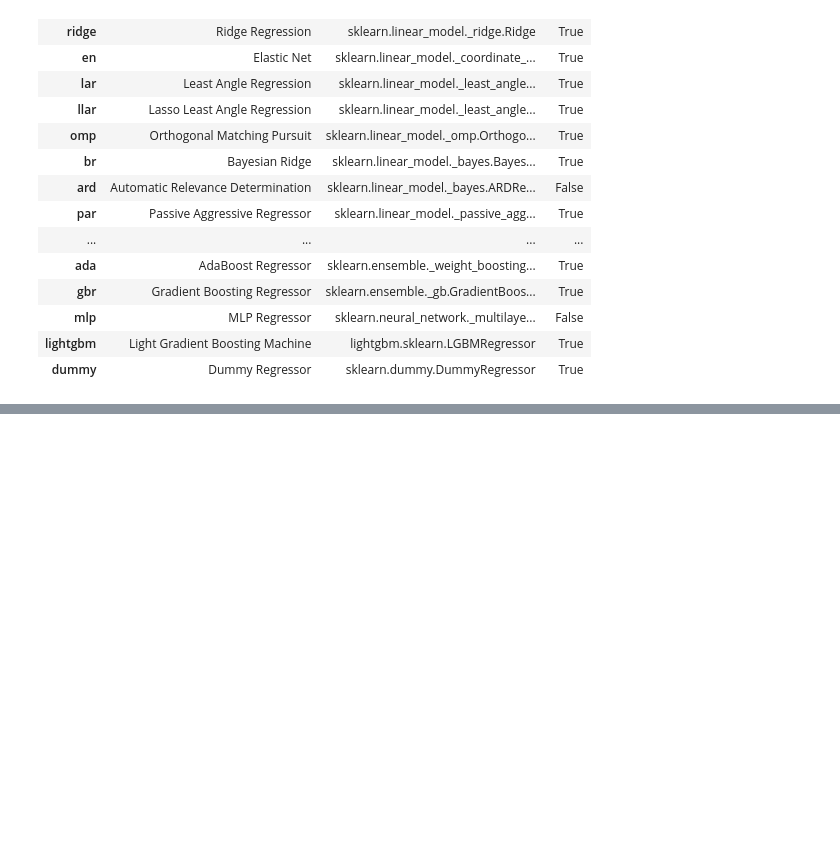
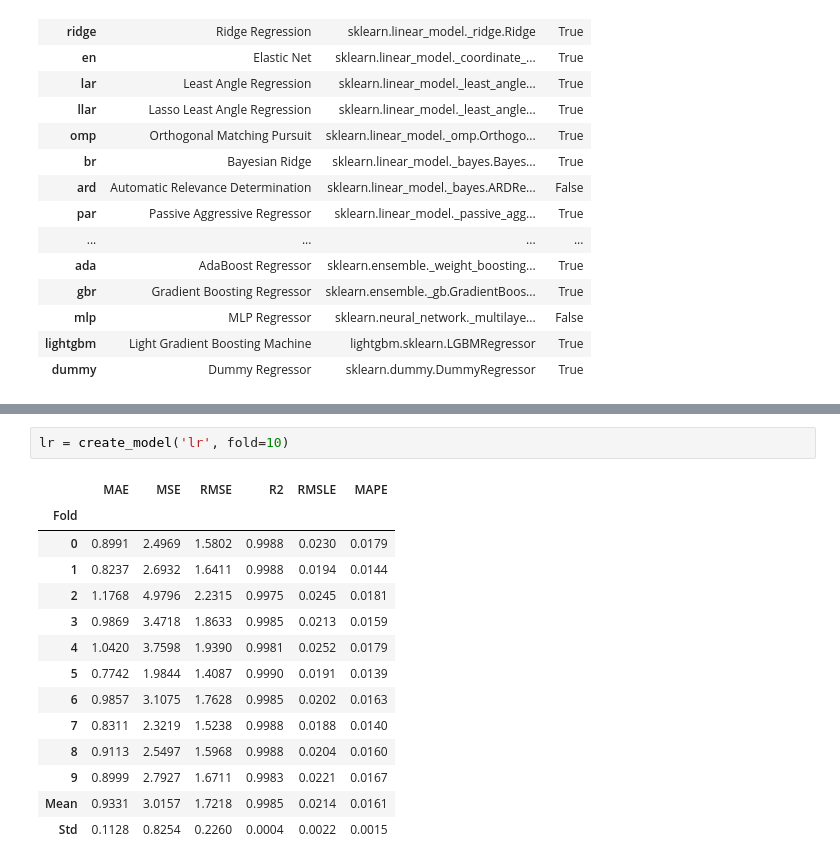
Before and after one commit to BrunoFUAL/modelos_previsao, a Jupyter notebook: pycaret.ipynb, the cells around one changed output, grey strips where cells are left out. Cells and saved outputs as stored; diff of their text form; blank space fills up the shorter version.

```diff
--- a/pycaret.ipynb
+++ b/pycaret.ipynb
@@ -315,0 +330,17 @@ models()
+# %%
+lr = create_model('lr', fold=10)
+# %% [output]
+|  | MAE | MSE | RMSE | R2 | RMSLE | MAPE |
+| Fold |  |  |  |  |  |  |
+| 0 | 0.8991 | 2.4969 | 1.5802 | 0.9988 | 0.0230 | 0.0179 |
+| 1 | 0.8237 | 2.6932 | 1.6411 | 0.9988 | 0.0194 | 0.0144 |
+| 2 | 1.1768 | 4.9796 | 2.2315 | 0.9975 | 0.0245 | 0.0181 |
+| 3 | 0.9869 | 3.4718 | 1.8633 | 0.9985 | 0.0213 | 0.0159 |
+| 4 | 1.0420 | 3.7598 | 1.9390 | 0.9981 | 0.0252 | 0.0179 |
+| 5 | 0.7742 | 1.9844 | 1.4087 | 0.9990 | 0.0191 | 0.0139 |
+| 6 | 0.9857 | 3.1075 | 1.7628 | 0.9985 | 0.0202 | 0.0163 |
+| 7 | 0.8311 | 2.3219 | 1.5238 | 0.9988 | 0.0188 | 0.0140 |
+| 8 | 0.9113 | 2.5497 | 1.5968 | 0.9988 | 0.0204 | 0.0160 |
+| 9 | 0.8999 | 2.7927 | 1.6711 | 0.9983 | 0.0221 | 0.0167 |
+| Mean | 0.9331 | 3.0157 | 1.7218 | 0.9985 | 0.0214 | 0.0161 |
+| Std | 0.1128 | 0.8254 | 0.2260 | 0.0004 | 0.0022 | 0.0015 |
```
Also changed, not shown: parts of 17 cells of this notebook.
